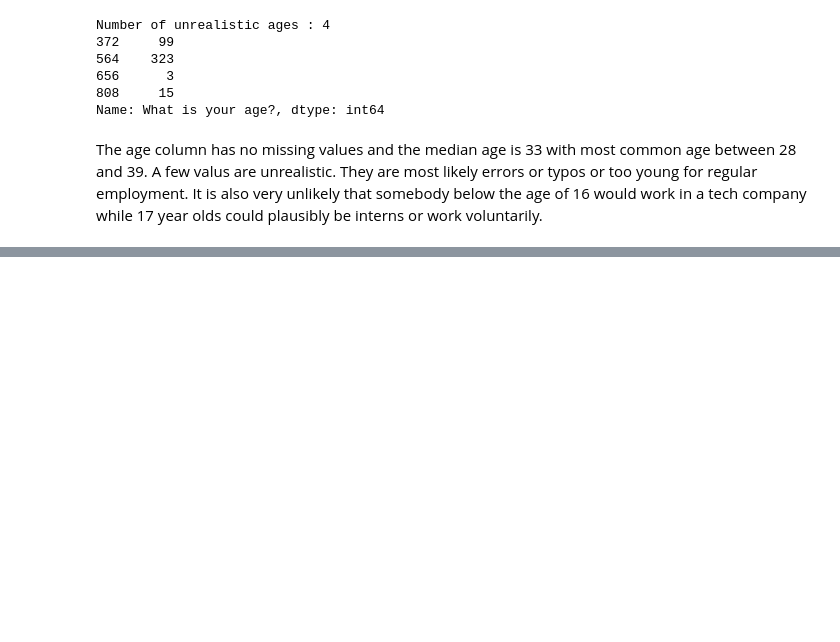
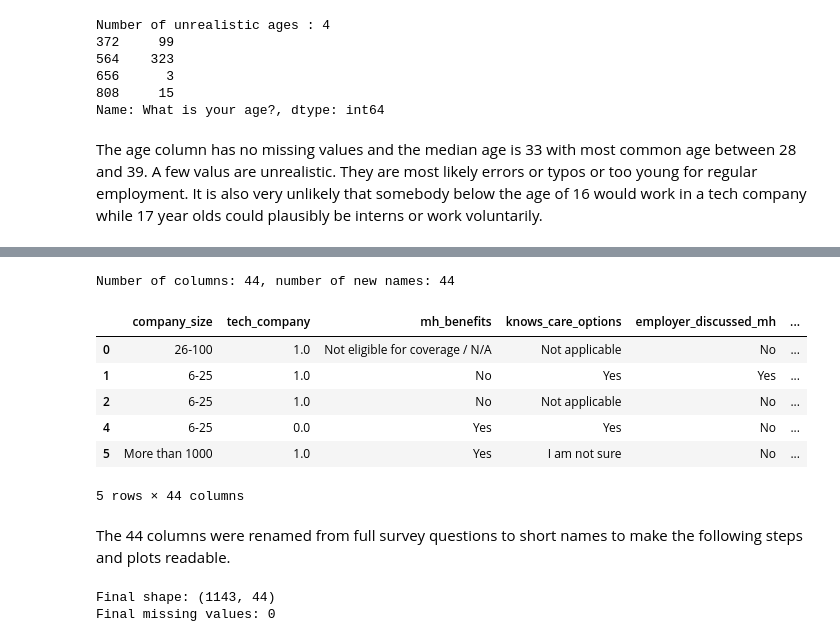
Before and after one commit to faisalhamza909-blip/mental-health-clustering-case-study-, a Jupyter notebook: mental_health_case_study.ipynb, the cells around one changed output, grey strips where cells are left out. Drawn from its saved outputs; the diff is of its cells as text; code cells hidden in the pictures; blank space fills up the shorter version.

Commit message:
Data cleaning

```diff
--- a/mental_health_case_study.ipynb
+++ b/mental_health_case_study.ipynb
@@ -144,0 +347,5 @@ The age column has no missing values and the median age is 33 with most common a
+# %%
+previous_employer_col = missing_count[missing_count == 131].index
+df_clean[previous_employer_col] = df_clean[previous_employer_col].fillna("No previous employer")
+print(f"Columnns filled: {len(previous_employer_col)}")
+print(f"Missing values left in these columns: {df_clean[previous_employer_col].isnull().sum().sum()}")
@@ -144,0 +357,5 @@ The age column has no missing values and the median age is 33 with most common a
+# %%
+options_col = "Do you know the options for mental health care available under your employer-provided coverage?"
+benefits_col = "Does your employer provide mental health benefits as part of healthcare coverage?"
+options_missing = df_clean[options_col].isnull()
+df_clean.loc[options_missing, benefits_col].value_counts()
@@ -144,0 +369,4 @@ The age column has no missing values and the median age is 33 with most common a
+# %%
+df_clean[options_col] = df_clean[options_col].fillna("Not applicable")
+print(f"Missing values left: {df_clean[options_col].isnull().sum()}")
+df_clean[options_col].value_counts()
@@ -144,0 +382,5 @@ The age column has no missing values and the median age is 33 with most common a
+# %%
+unsupportive_col = "Have you observed or experienced an unsupportive or badly handled response to a mental health issue in your current or previous workplace?"
+print(df_clean[unsupportive_col].value_counts(dropna=False))
+df_clean[unsupportive_col] = df_clean[unsupportive_col].fillna("Not answered")
+print(f"Missing values left: {df_clean.isnull().sum().sum()}")
@@ -144,0 +398,34 @@ The age column has no missing values and the median age is 33 with most common a
+# %%
+short_names = ["company_size", "tech_company", "mh_benefits", "knows_care_options",
+    "employer_discussed_mh", "employer_mh_resources", "anonymity_protected", "ease_medical_leave",
+    "mh_negative_consequences", "ph_negative_consequences", "comfortable_coworkers", "comfortable_supervisor",
+    "employer_takes_mh_seriously", "observed_consequences_coworkers", "has_previous_employer",
+    "prev_mh_benefits", "prev_aware_options", "prev_employer_discussed_mh", "prev_mh_resources",
+    "prev_anonymity_protected", "prev_mh_negative_consequences", "prev_ph_negative_consequences",
+    "prev_comfortable_coworkers", "prev_comfortable_supervisor", "prev_takes_mh_seriously",
+    "prev_observed_consequences", "interview_physical", "interview_mental", "hurt_career",
+    "coworkers_view_negatively", "share_with_family", "observed_unsupportive_response",
+    "family_history", "past_disorder", "current_disorder", "diagnosed_professional",
+    "sought_treatment", "interferes_treated", "interferes_untreated", "age", "gender",
+    "country_work", "work_position", "remote_work",]
+print(f"Number of columns: {df_clean.shape[1]}, number of new names: {len(short_names)}")
+col_lookup = pd.DataFrame({"short_name": short_names, "orignal questions": df_clean.columns})
+df_clean.columns = short_names
+df_clean.head()
+# %% [output]
+Number of columns: 44, number of new names: 44
+|  | company_size | tech_company | mh_benefits | knows_care_options | employer_discussed_mh | ... |
+| 0 | 26-100 | 1.0 | Not eligible for coverage / N/A | Not applicable | No | ... |
+| 1 | 6-25 | 1.0 | No | Yes | Yes | ... |
+| 2 | 6-25 | 1.0 | No | Not applicable | No | ... |
+| 4 | 6-25 | 0.0 | Yes | Yes | No | ... |
+| 5 | More than 1000 | 1.0 | Yes | I am not sure | No | ... |
+5 rows × 44 columns
+# %% [markdown]
+The 44 columns were renamed from full survey questions to short names to make the following steps and plots readable.
+# %%
+print(f"Final shape: {df_clean.shape}")
+print(f"Final missing values: {df_clean.isnull().sum().sum()}")
+# %% [output]
+Final shape: (1143, 44)
+Final missing values: 0
```
Also changed, not shown: parts of 27 cells of this notebook.
